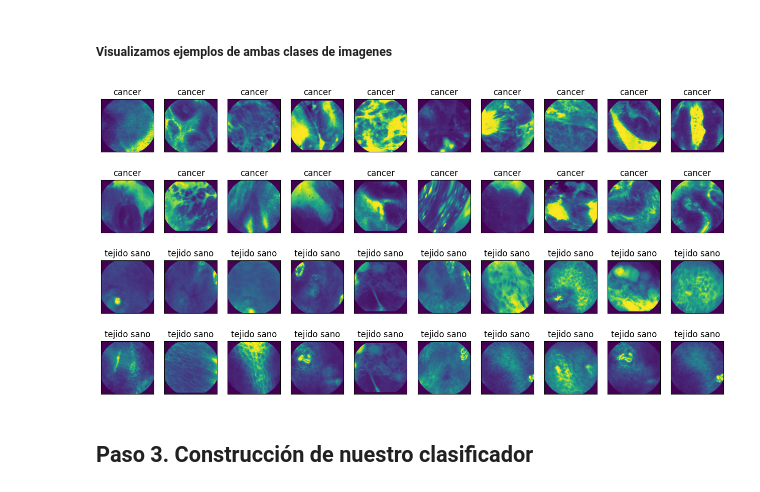
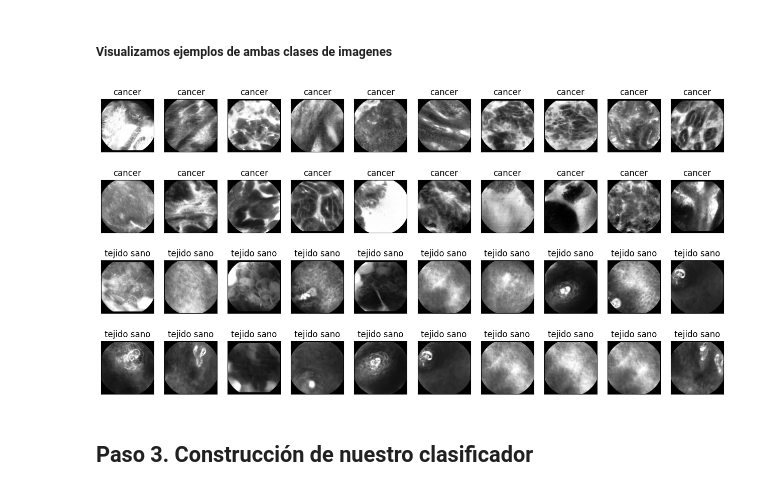
Before and after one commit to AnIsAsPe/ClassificadorCancerEsofago, a Jupyter notebook: Notebooks/PerceptronClasificadorCancerEsófago.ipynb, the cells around one changed output. Drawn from its saved outputs; the diff is of its cells as text; code cells hidden in the pictures.

```diff
--- a/Notebooks/PerceptronClasificadorCancerEsófago.ipynb
+++ b/Notebooks/PerceptronClasificadorCancerEsófago.ipynb
@@ -209,36 +204,36 @@ X.shape
 # %%
 # Con el método GroupBy de Pandas separamos el data frame en dos, de acuerdo
 # la nuestra etiqueta.
 porClase = datos.groupby('class_number')
 
 # Elijimos al azar n muestras de cada subconjunto y guardamos la posición de las
 # imagenes cancerigenas en la lista "c" y en  "s" las de tejido sano.
 n = 20
 c = random.sample(porClase.get_group(1).index.tolist(), n)
 s = random.sample(porClase.get_group(0).index.tolist(), n)
 
 
 # Creamos el espacio para las 40 imagenes que vamos a desplegar
 fig = plt.figure(figsize=(16, 8))
 columns = 10
 rows = 4
 
 # Desplegamos las imagenes
 for i in range(0, 40):
     fig.add_subplot( rows, columns, i+1)
     if i < 20:
-        plt.imshow(img[c[i]])
+        plt.imshow(img[c[i]],cmap='Greys_r')
         plt.title('cancer')
         plt.xticks([])
         plt.yticks([])
     else:
-        plt.imshow(img[s[i-20]])
+        plt.imshow(img[s[i-20]], cmap='Greys_r')
         plt.title('tejido sano')
         plt.xticks([])
         plt.yticks([])
 plt.show()
 # %% [output]
-[figure, old version]
+[figure, new version]
 # %% [markdown]
 ## Paso 3. Construcción de nuestro clasificador
 # %% [markdown]
```
Also changed, not shown: parts of 1 cell of this notebook.
